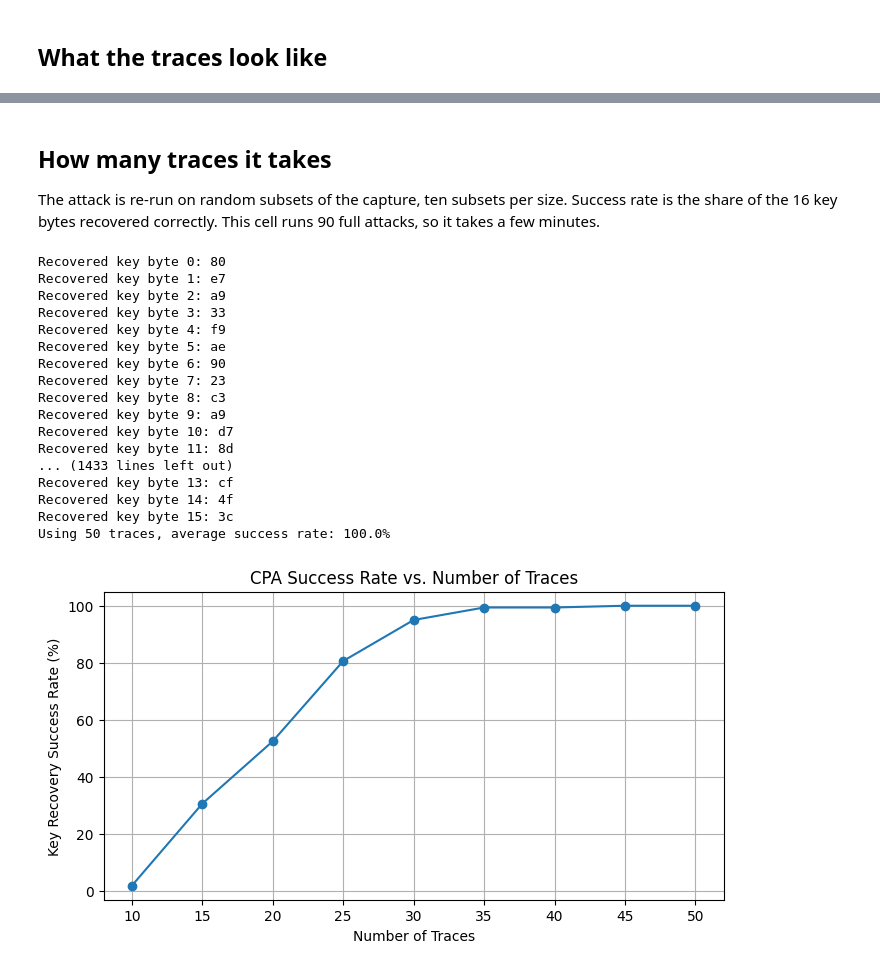
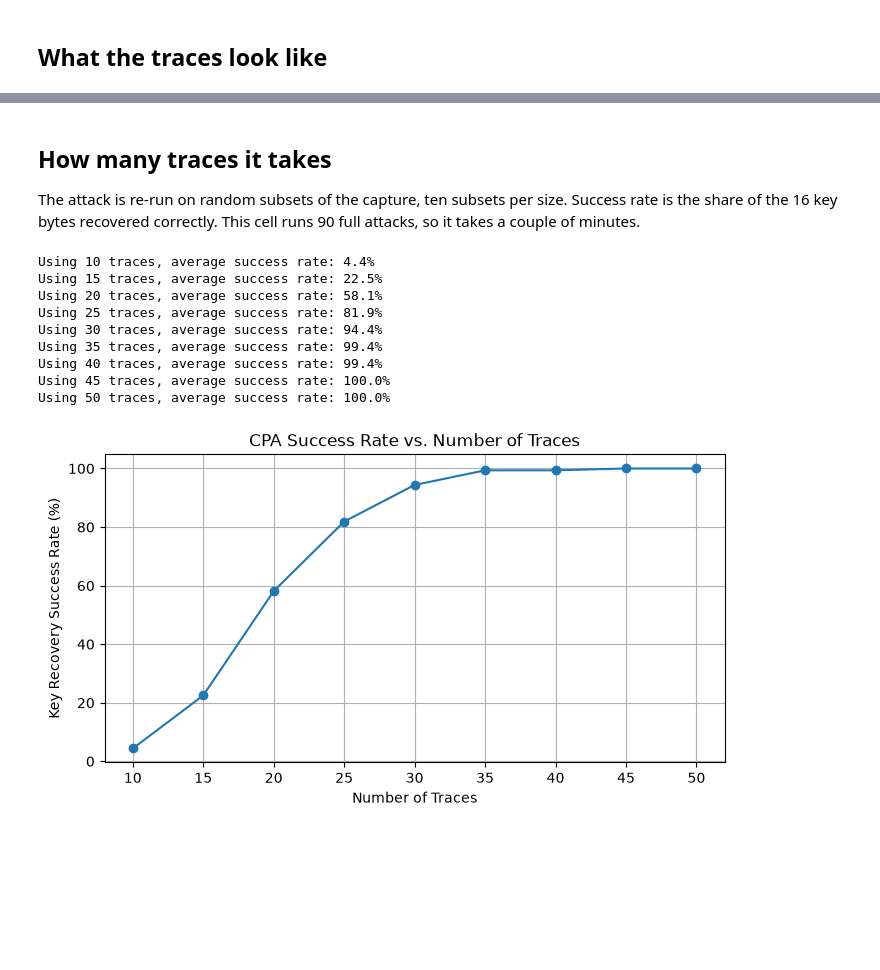
Before and after one commit to rayedkhan/aes-cpa-attack, a Jupyter notebook: aesCpaAttack.ipynb, the cells around one changed output, grey strips where cells are left out. Cells and saved outputs as stored; diff of their text form; code cells hidden in the pictures; blank space fills up the shorter version.

```diff
--- a/aesCpaAttack.ipynb
+++ b/aesCpaAttack.ipynb
@@ -149,12 +149,13 @@ Most probable key guess for sub-byte 0: 2b
 # %% [markdown]
 ## The full key
 # %%
-def cpa_attack(plaintexts, traces):
+def cpa_attack(plaintexts, traces, verbose=True):
     recovered_key = []
     for byte_index in range(16):
         key_byte = recover_key_byte(plaintexts, traces, byte_index)
         recovered_key.append(key_byte)
-        print(f"Recovered key byte {byte_index}: {key_byte:02x}")
+        if verbose:
+            print(f"Recovered key byte {byte_index}: {key_byte:02x}")
     return recovered_key
 
 recovered_key = cpa_attack(plaintexts, traces)
@@ -228,7 +229,7 @@ plt.show()
 
 The attack is re-run on random subsets of the capture, ten subsets per size. Success rate
 is the share of the 16 key bytes recovered correctly. This cell runs 90 full attacks, so
-it takes a few minutes.
+it takes a couple of minutes.
 # %%
 def evaluate_success_rate(plaintexts, traces, expected_key, iterations=10):
     num_traces_list = list(range(10, len(plaintexts) + 1, 5))
@@ -237,48 +238,42 @@ def evaluate_success_rate(plaintexts, traces, expected_key, iterations=10):
         correct_counts = []
         for _ in range(iterations):
             # randomly select subset of traces
             indices = np.random.choice(len(plaintexts), num, replace=False)
             subset_plaintexts = [plaintexts[i] for i in indices]
             subset_traces = traces[indices, :]
-            recovered = cpa_attack(subset_plaintexts, subset_traces)
+            recovered = cpa_attack(subset_plaintexts, subset_traces, verbose=False)
             correct = sum(1 for r, e in zip(recovered, expected_key) if r == e)
             correct_counts.append(correct / 16)  # fraction of correct key bytes
         avg_success = np.mean(correct_counts)
         success_rates.append(avg_success)
         print(f"Using {num} traces, average success rate: {avg_success*100:.1f}%")
     return num_traces_list, success_rates
 
 # the key recovered above, used here to score each subset
 expected_key = [0x2b, 0x7e, 0x15, 0x16,
                 0x28, 0xae, 0xd2, 0xa6,
                 0xab, 0xf7, 0x15, 0x88,
                 0x09, 0xcf, 0x4f, 0x3c]
 
+np.random.seed(0)  # fixed subsets, so this curve reproduces exactly
+
 num_traces_list, success_rates = evaluate_success_rate(plaintexts, traces, expected_key, iterations=10)
 
 plt.figure(figsize=(8, 4))
 plt.plot(num_traces_list, [sr*100 for sr in success_rates], marker='o')
 plt.xlabel("Number of Traces")
 plt.ylabel("Key Recovery Success Rate (%)")
 plt.title("CPA Success Rate vs. Number of Traces")
 plt.grid(True)
 plt.show()
 # %% [output]
-Recovered key byte 0: 80
-Recovered key byte 1: e7
-Recovered key byte 2: a9
-Recovered key byte 3: 33
-Recovered key byte 4: f9
-Recovered key byte 5: ae
-Recovered key byte 6: 90
-Recovered key byte 7: 23
-Recovered key byte 8: c3
-Recovered key byte 9: a9
-Recovered key byte 10: d7
-Recovered key byte 11: 8d
-... (1433 lines left out)
-Recovered key byte 13: cf
-Recovered key byte 14: 4f
-Recovered key byte 15: 3c
+Using 10 traces, average success rate: 4.4%
+Using 15 traces, average success rate: 22.5%
+Using 20 traces, average success rate: 58.1%
+Using 25 traces, average success rate: 81.9%
+Using 30 traces, average success rate: 94.4%
+Using 35 traces, average success rate: 99.4%
+Using 40 traces, average success rate: 99.4%
+Using 45 traces, average success rate: 100.0%
 Using 50 traces, average success rate: 100.0%
-[figure, old version]
+[figure, new version]
```
Also changed, not shown: parts of 3 cells of this notebook, 2 other files.
